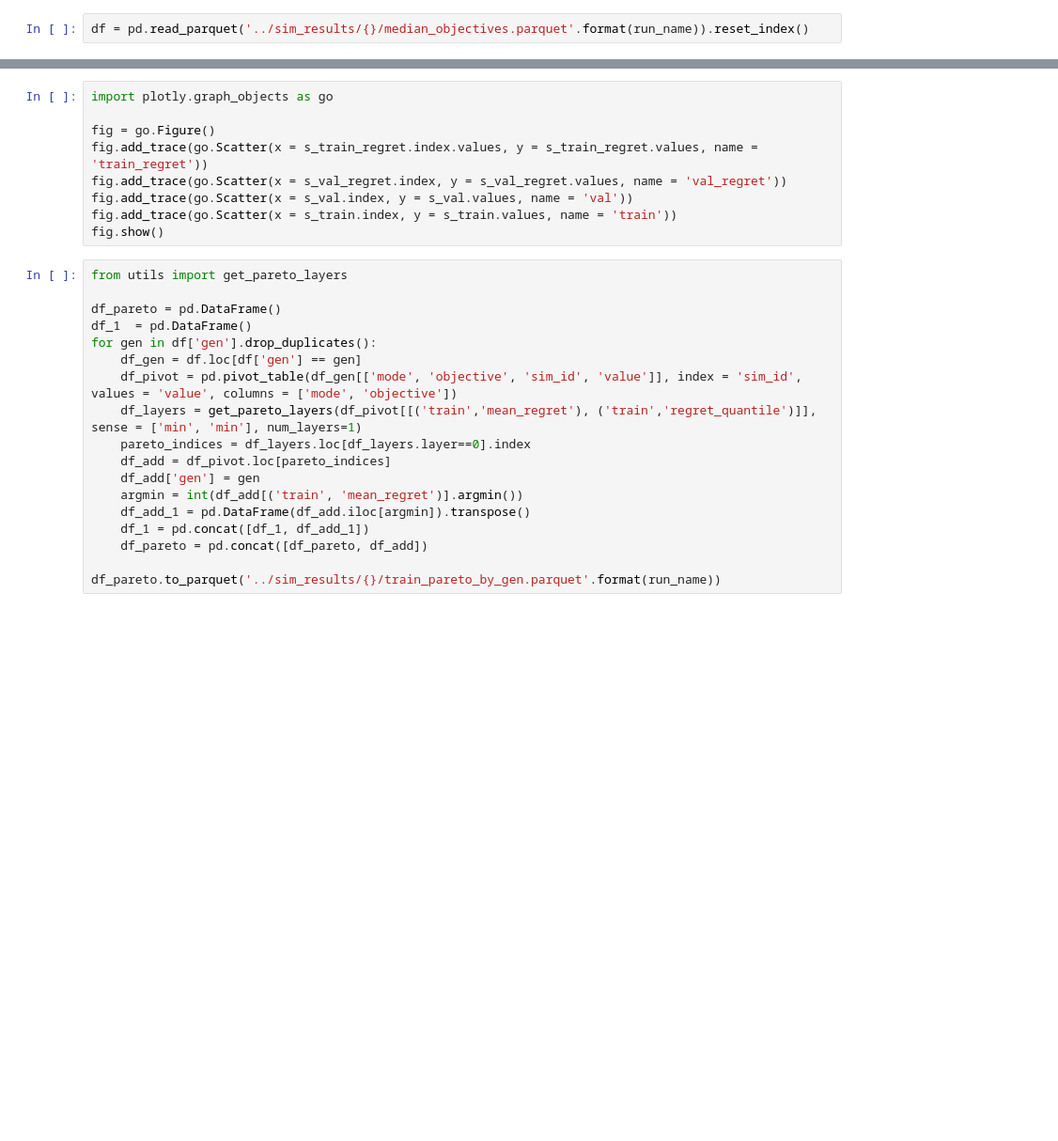
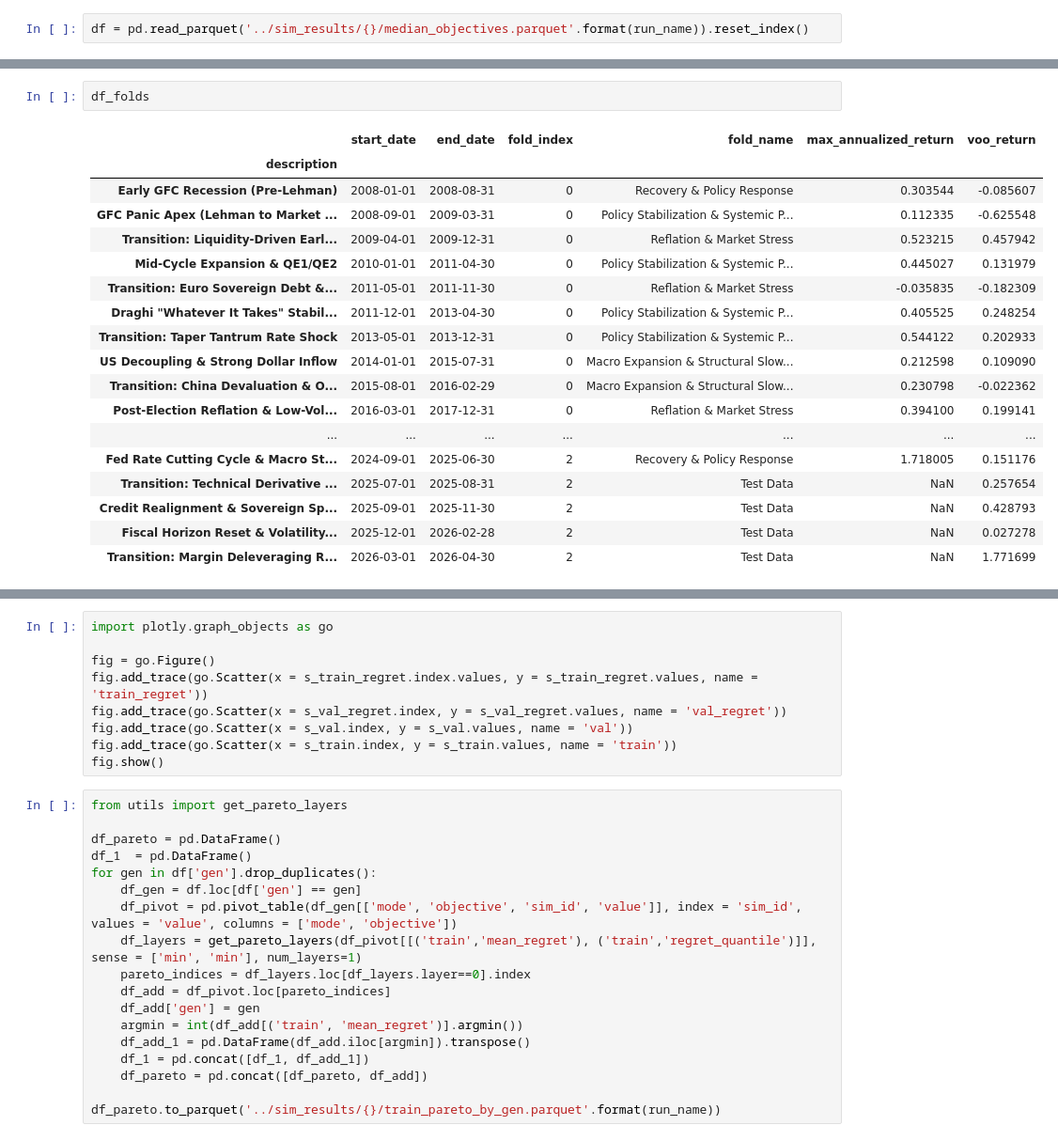
Before and after one commit to jeffdiamonddw/investment_strategy_7, a Jupyter notebook: notebooks/2d_test_4_analysis.ipynb, the cells around one changed output, grey strips where cells are left out. Shown at 94% size. Cells and saved outputs as stored; diff of their text form; blank space fills up the shorter version.

```diff
--- a/notebooks/2d_test_4_analysis.ipynb
+++ b/notebooks/2d_test_4_analysis.ipynb
@@ -58,0 +38,21 @@ df_val_regret
+# %%
+df_folds
+# %% [output]
+|  | start_date | end_date | fold_index | fold_name | max_annualized_return | voo_return |
+| description |  |  |  |  |  |  |
+| Early GFC Recession (Pre-Lehman) | 2008-01-01 | 2008-08-31 | 0 | Recovery & Policy Response | 0.303544 | -0.085607 |
+| GFC Panic Apex (Lehman to Market ... | 2008-09-01 | 2009-03-31 | 0 | Policy Stabilization & Systemic P... | 0.112335 | -0.625548 |
+| Transition: Liquidity-Driven Earl... | 2009-04-01 | 2009-12-31 | 0 | Reflation & Market Stress | 0.523215 | 0.457942 |
+| Mid-Cycle Expansion & QE1/QE2 | 2010-01-01 | 2011-04-30 | 0 | Policy Stabilization & Systemic P... | 0.445027 | 0.131979 |
+| Transition: Euro Sovereign Debt &... | 2011-05-01 | 2011-11-30 | 0 | Reflation & Market Stress | -0.035835 | -0.182309 |
+| Draghi "Whatever It Takes" Stabil... | 2011-12-01 | 2013-04-30 | 0 | Policy Stabilization & Systemic P... | 0.405525 | 0.248254 |
+| Transition: Taper Tantrum Rate Shock | 2013-05-01 | 2013-12-31 | 0 | Policy Stabilization & Systemic P... | 0.544122 | 0.202933 |
+| US Decoupling & Strong Dollar Inflow | 2014-01-01 | 2015-07-31 | 0 | Macro Expansion & Structural Slow... | 0.212598 | 0.109090 |
+| Transition: China Devaluation & O... | 2015-08-01 | 2016-02-29 | 0 | Macro Expansion & Structural Slow... | 0.230798 | -0.022362 |
+| Post-Election Reflation & Low-Vol... | 2016-03-01 | 2017-12-31 | 0 | Reflation & Market Stress | 0.394100 | 0.199141 |
+| ... | ... | ... | ... | ... | ... | ... |
+| Fed Rate Cutting Cycle & Macro St... | 2024-09-01 | 2025-06-30 | 2 | Recovery & Policy Response | 1.718005 | 0.151176 |
+| Transition: Technical Derivative ... | 2025-07-01 | 2025-08-31 | 2 | Test Data | NaN | 0.257654 |
+| Credit Realignment & Sovereign Sp... | 2025-09-01 | 2025-11-30 | 2 | Test Data | NaN | 0.428793 |
+| Fiscal Horizon Reset & Volatility... | 2025-12-01 | 2026-02-28 | 2 | Test Data | NaN | 0.027278 |
+| Transition: Margin Deleveraging R... | 2026-03-01 | 2026-04-30 | 2 | Test Data | NaN | 1.771699 |
```
Also changed, not shown: parts of 8 cells of this notebook, 26 other files.
